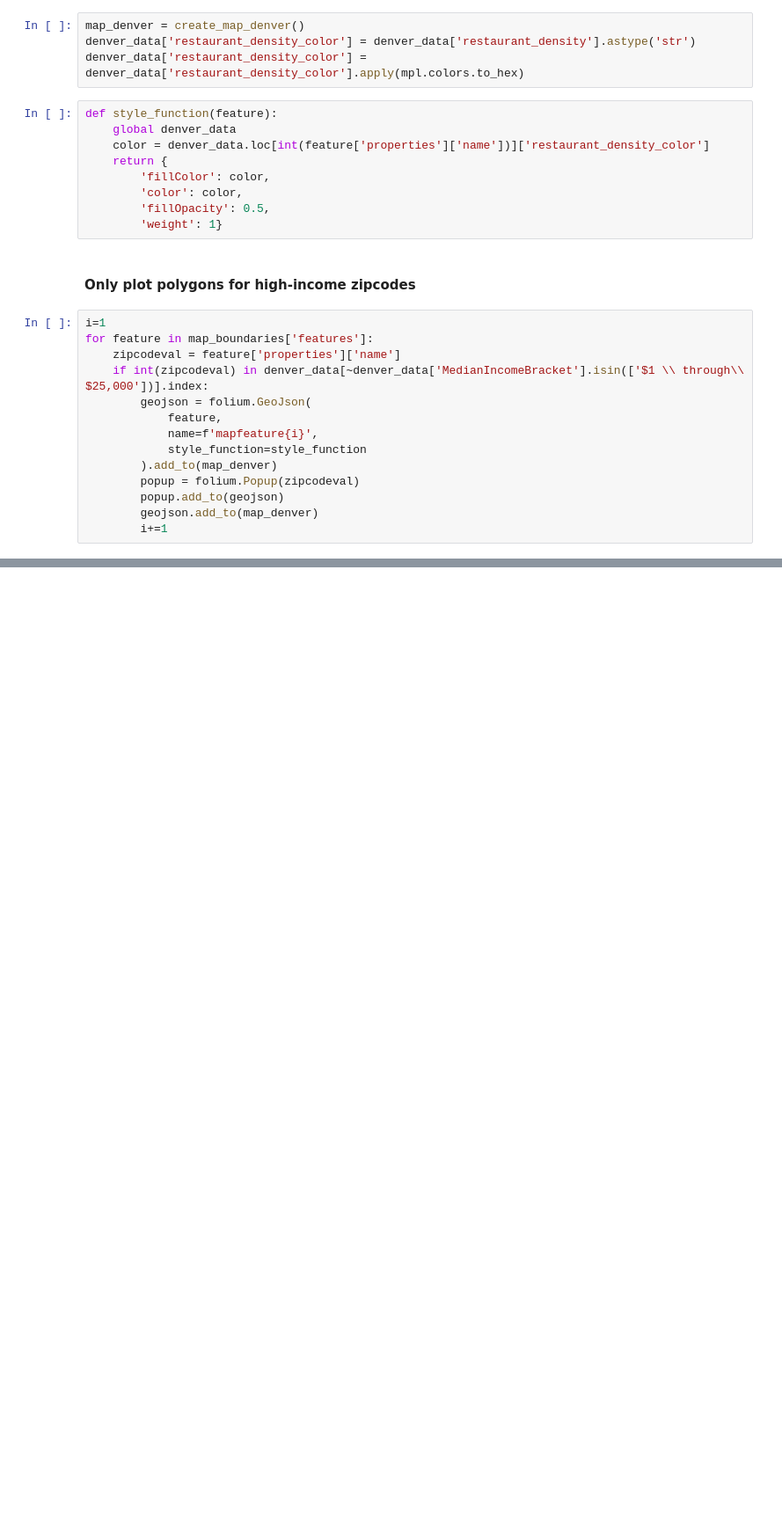
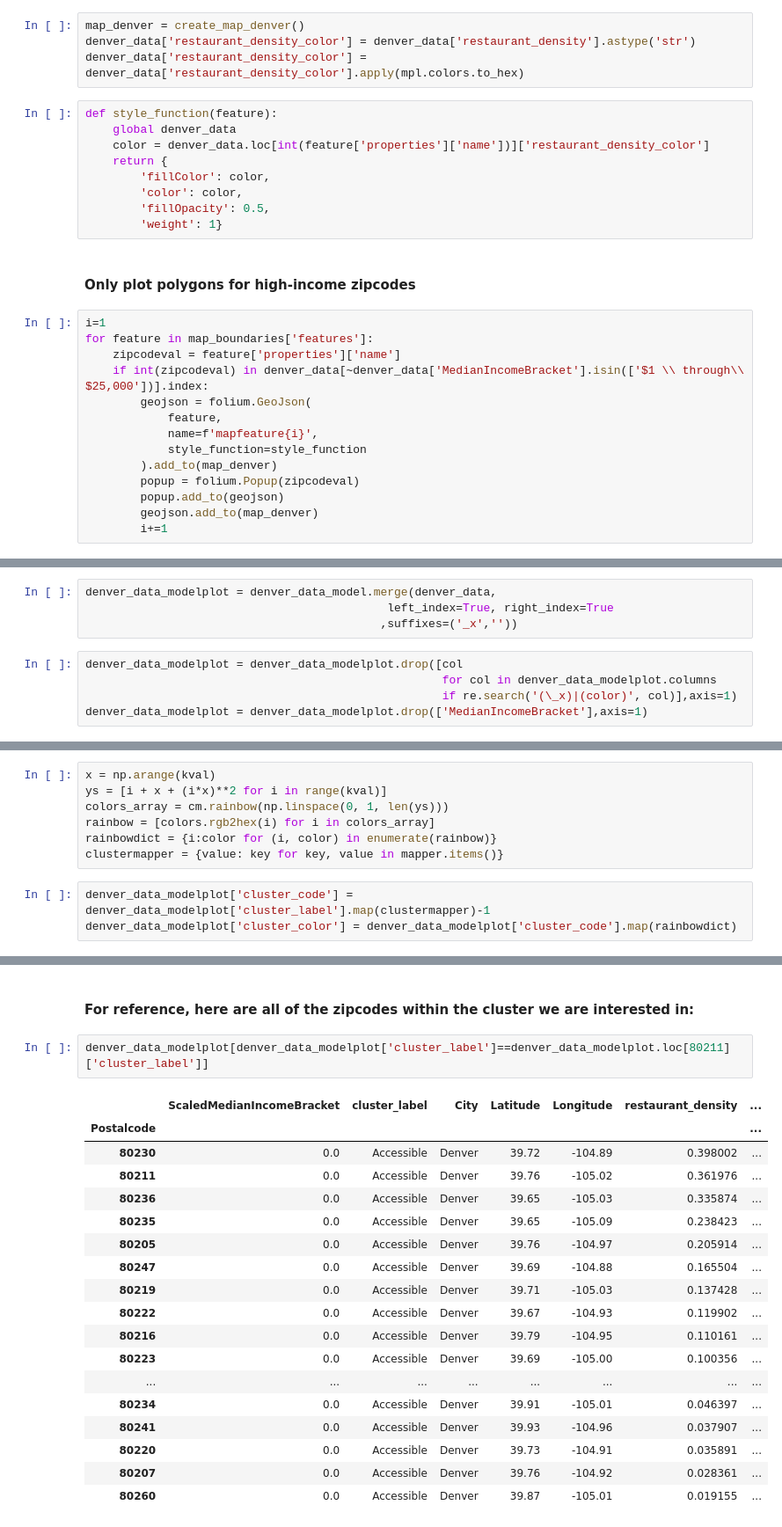
Before and after one commit to davidschneider04/Coursera_Capstone, a Jupyter notebook: CapstoneProjectTheBattleOfNeighborhoods.ipynb, the cells around one changed output, grey strips where cells are left out. Shown at 88% size. Saved outputs shown, nothing was run; the diff lists cells and outputs as text; blank space fills up the shorter version.

```diff
--- a/CapstoneProjectTheBattleOfNeighborhoods.ipynb
+++ b/CapstoneProjectTheBattleOfNeighborhoods.ipynb
@@ -324,0 +438,9 @@ Conclusion goes here.
+# %%
+denver_data_modelplot = denver_data_model.merge(denver_data,
+                                            left_index=True, right_index=True
+                                           ,suffixes=('_x',''))
+# %%
+denver_data_modelplot = denver_data_modelplot.drop([col
+                                                    for col in denver_data_modelplot.columns
+                                                    if re.search('(\_x)|(color)', col)],axis=1)
+denver_data_modelplot = denver_data_modelplot.drop(['MedianIncomeBracket'],axis=1)
@@ -324,0 +449,10 @@ Conclusion goes here.
+# %%
+x = np.arange(kval)
+ys = [i + x + (i*x)**2 for i in range(kval)]
+colors_array = cm.rainbow(np.linspace(0, 1, len(ys)))
+rainbow = [colors.rgb2hex(i) for i in colors_array]
+rainbowdict = {i:color for (i, color) in enumerate(rainbow)}
+clustermapper = {value: key for key, value in mapper.items()}
+# %%
+denver_data_modelplot['cluster_code'] = denver_data_modelplot['cluster_label'].map(clustermapper)-1
+denver_data_modelplot['cluster_color'] = denver_data_modelplot['cluster_code'].map(rainbowdict)
@@ -324,0 +538,23 @@ Conclusion goes here.
+# %% [markdown]
+#### For reference, here are all of the zipcodes within the cluster we are interested in:
+# %%
+denver_data_modelplot[denver_data_modelplot['cluster_label']==denver_data_modelplot.loc[80211]['cluster_label']]
+# %% [output]
+|  | ScaledMedianIncomeBracket | cluster_label | City | Latitude | Longitude | restaurant_density | ... |
+| Postalcode |  |  |  |  |  |  | ... |
+| 80230 | 0.0 | Accessible | Denver | 39.72 | -104.89 | 0.398002 | ... |
+| 80211 | 0.0 | Accessible | Denver | 39.76 | -105.02 | 0.361976 | ... |
+| 80236 | 0.0 | Accessible | Denver | 39.65 | -105.03 | 0.335874 | ... |
+| 80235 | 0.0 | Accessible | Denver | 39.65 | -105.09 | 0.238423 | ... |
+| 80205 | 0.0 | Accessible | Denver | 39.76 | -104.97 | 0.205914 | ... |
+| 80247 | 0.0 | Accessible | Denver | 39.69 | -104.88 | 0.165504 | ... |
+| 80219 | 0.0 | Accessible | Denver | 39.71 | -105.03 | 0.137428 | ... |
+| 80222 | 0.0 | Accessible | Denver | 39.67 | -104.93 | 0.119902 | ... |
+| 80216 | 0.0 | Accessible | Denver | 39.79 | -104.95 | 0.110161 | ... |
+| 80223 | 0.0 | Accessible | Denver | 39.69 | -105.00 | 0.100356 | ... |
+| ... | ... | ... | ... | ... | ... | ... | ... |
+| 80234 | 0.0 | Accessible | Denver | 39.91 | -105.01 | 0.046397 | ... |
+| 80241 | 0.0 | Accessible | Denver | 39.93 | -104.96 | 0.037907 | ... |
+| 80220 | 0.0 | Accessible | Denver | 39.73 | -104.91 | 0.035891 | ... |
+| 80207 | 0.0 | Accessible | Denver | 39.76 | -104.92 | 0.028361 | ... |
+| 80260 | 0.0 | Accessible | Denver | 39.87 | -105.01 | 0.019155 | ... |
```
Also changed, not shown: parts of 61 cells of this notebook.
